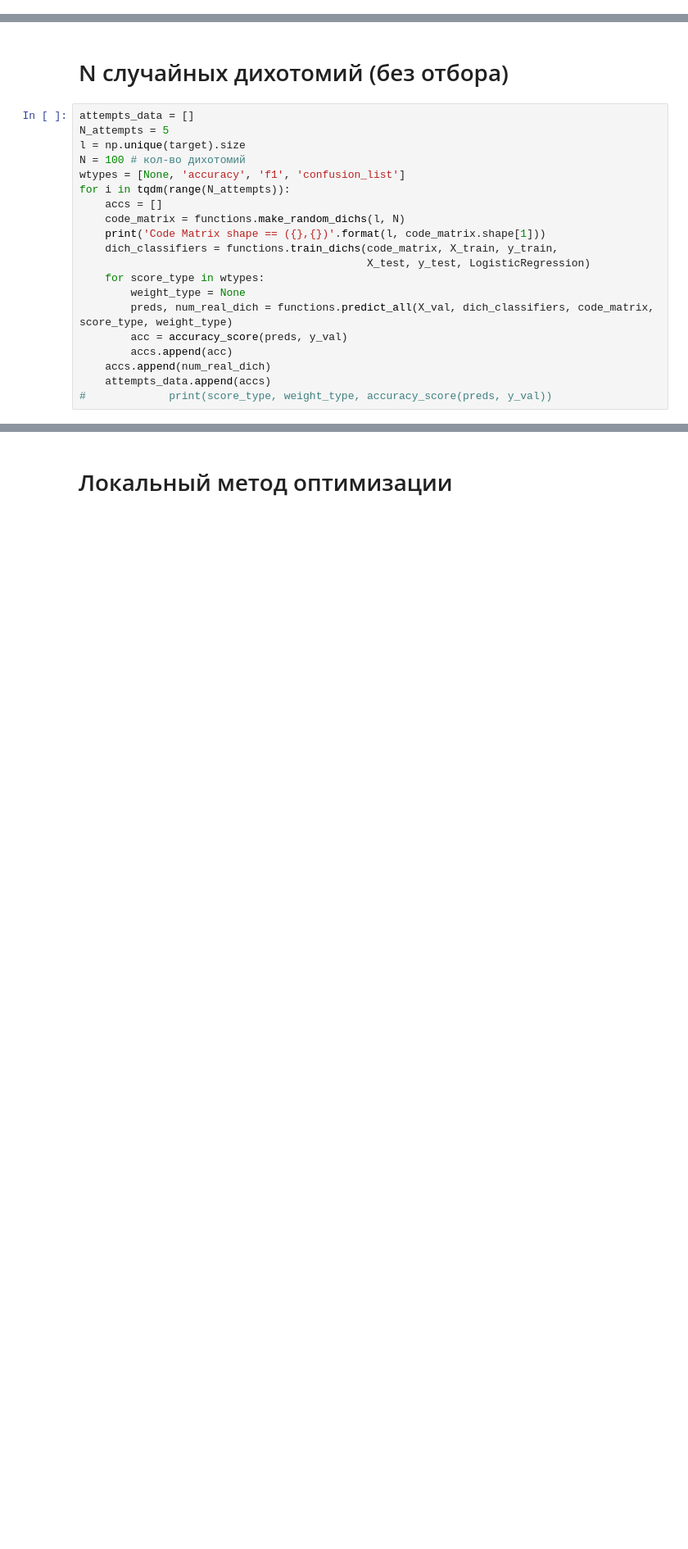
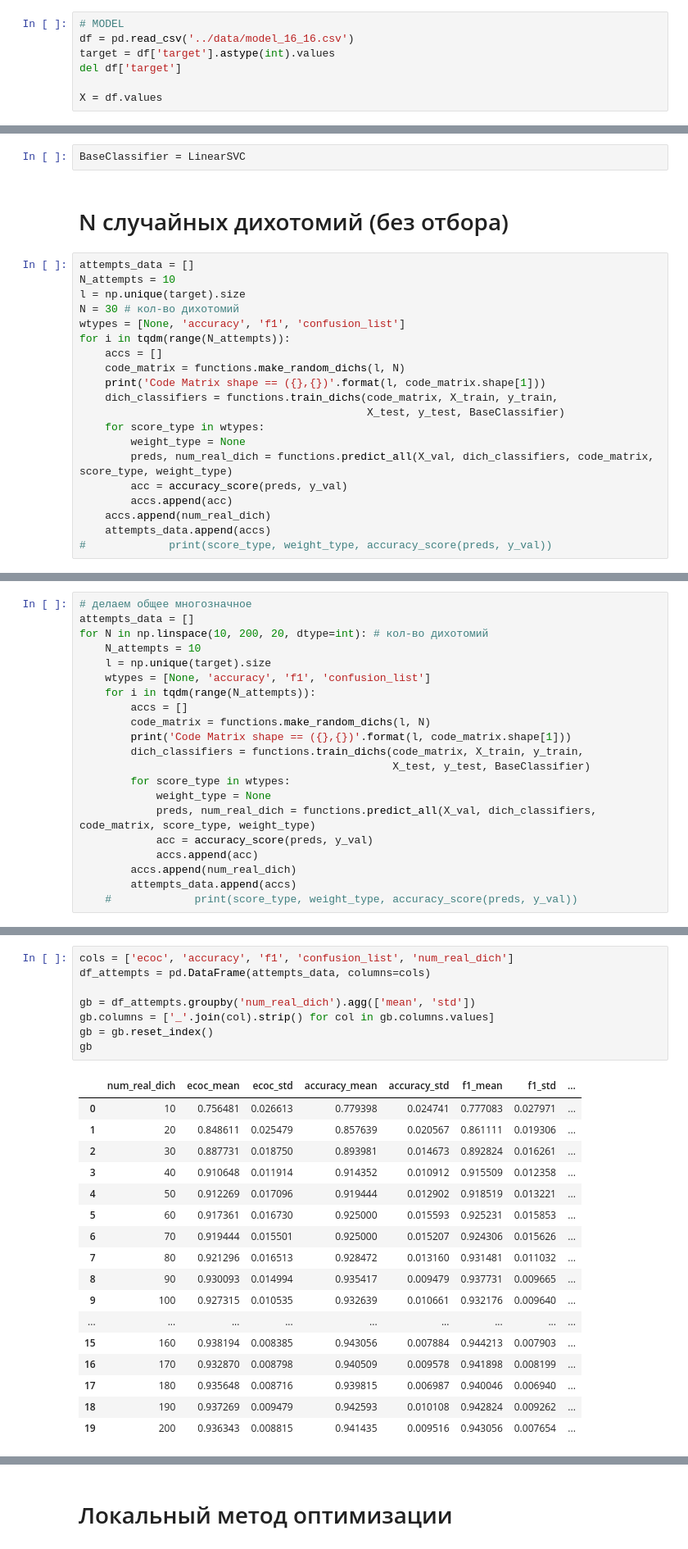
Before and after one commit to vasyarv/gap_sne, a Jupyter notebook: notebooks/experiments_ecoc_otbor.ipynb, the cells around one changed output, grey strips where cells are left out. Shown at 82% size. Cells and saved outputs as stored; diff of their text form; blank space fills up the shorter version.

```diff
--- a/notebooks/experiments_ecoc_otbor.ipynb
+++ b/notebooks/experiments_ecoc_otbor.ipynb
@@ -49 +77,8 @@ print(X_train.shape, X_test.shape, X_val.shape)
+# %%
+# MODEL
+df = pd.read_csv('../data/model_16_16.csv')
+target = df['target'].astype(int).values
+del df['target']
+
+X = df.values
 # %%
@@ -61,20 +88,22 @@ X_train, X_val, y_train, y_val = train_test_split(X_train, y_train, test_size=0.
 print(X_train.shape, X_test.shape, X_val.shape)
 # %% [output]
 (1005, 64) (360, 64) (432, 64)
+# %%
+BaseClassifier = LinearSVC
 # %% [markdown]
 # N случайных дихотомий (без отбора)
 # %%
 attempts_data = []
-N_attempts = 5
+N_attempts = 10
 l = np.unique(target).size
-N = 100 # кол-во дихотомий
+N = 30 # кол-во дихотомий
 wtypes = [None, 'accuracy', 'f1', 'confusion_list']
 for i in tqdm(range(N_attempts)):
     accs = []
     code_matrix = functions.make_random_dichs(l, N)
     print('Code Matrix shape == ({},{})'.format(l, code_matrix.shape[1]))
     dich_classifiers = functions.train_dichs(code_matrix, X_train, y_train,
-                                             X_test, y_test, LogisticRegression)
+                                             X_test, y_test, BaseClassifier)
     for score_type in wtypes:
         weight_type = None
         preds, num_real_dich = functions.predict_all(X_val, dich_classifiers, code_matrix, score_type, weight_type)
@@ -91,0 +142,21 @@ Code Matrix shape == (20,100)
+# %%
+# делаем общее многозначное
+attempts_data = []
+for N in np.linspace(10, 200, 20, dtype=int): # кол-во дихотомий
+    N_attempts = 10
+    l = np.unique(target).size
+    wtypes = [None, 'accuracy', 'f1', 'confusion_list']
+    for i in tqdm(range(N_attempts)):
+        accs = []
+        code_matrix = functions.make_random_dichs(l, N)
+        print('Code Matrix shape == ({},{})'.format(l, code_matrix.shape[1]))
+        dich_classifiers = functions.train_dichs(code_matrix, X_train, y_train,
+                                                 X_test, y_test, BaseClassifier)
+        for score_type in wtypes:
+            weight_type = None
+            preds, num_real_dich = functions.predict_all(X_val, dich_classifiers, code_matrix, score_type, weight_type)
+            acc = accuracy_score(preds, y_val)
+            accs.append(acc)
+        accs.append(num_real_dich)
+        attempts_data.append(accs)
+    #             print(score_type, weight_type, accuracy_score(preds, y_val))
@@ -91,0 +177,26 @@ Code Matrix shape == (20,100)
+# %%
+cols = ['ecoc', 'accuracy', 'f1', 'confusion_list', 'num_real_dich']
+df_attempts = pd.DataFrame(attempts_data, columns=cols)
+
+gb = df_attempts.groupby('num_real_dich').agg(['mean', 'std'])
+gb.columns = ['_'.join(col).strip() for col in gb.columns.values]
+gb = gb.reset_index()
+gb
+# %% [output]
+|  | num_real_dich | ecoc_mean | ecoc_std | accuracy_mean | accuracy_std | f1_mean | f1_std | ... |
+| 0 | 10 | 0.756481 | 0.026613 | 0.779398 | 0.024741 | 0.777083 | 0.027971 | ... |
+| 1 | 20 | 0.848611 | 0.025479 | 0.857639 | 0.020567 | 0.861111 | 0.019306 | ... |
+| 2 | 30 | 0.887731 | 0.018750 | 0.893981 | 0.014673 | 0.892824 | 0.016261 | ... |
+| 3 | 40 | 0.910648 | 0.011914 | 0.914352 | 0.010912 | 0.915509 | 0.012358 | ... |
+| 4 | 50 | 0.912269 | 0.017096 | 0.919444 | 0.012902 | 0.918519 | 0.013221 | ... |
+| 5 | 60 | 0.917361 | 0.016730 | 0.925000 | 0.015593 | 0.925231 | 0.015853 | ... |
+| 6 | 70 | 0.919444 | 0.015501 | 0.925000 | 0.015207 | 0.924306 | 0.015626 | ... |
+| 7 | 80 | 0.921296 | 0.016513 | 0.928472 | 0.013160 | 0.931481 | 0.011032 | ... |
+| 8 | 90 | 0.930093 | 0.014994 | 0.935417 | 0.009479 | 0.937731 | 0.009665 | ... |
+| 9 | 100 | 0.927315 | 0.010535 | 0.932639 | 0.010661 | 0.932176 | 0.009640 | ... |
+| ... | ... | ... | ... | ... | ... | ... | ... | ... |
+| 15 | 160 | 0.938194 | 0.008385 | 0.943056 | 0.007884 | 0.944213 | 0.007903 | ... |
+| 16 | 170 | 0.932870 | 0.008798 | 0.940509 | 0.009578 | 0.941898 | 0.008199 | ... |
+| 17 | 180 | 0.935648 | 0.008716 | 0.939815 | 0.006987 | 0.940046 | 0.006940 | ... |
+| 18 | 190 | 0.937269 | 0.009479 | 0.942593 | 0.010108 | 0.942824 | 0.009262 | ... |
+| 19 | 200 | 0.936343 | 0.008815 | 0.941435 | 0.009516 | 0.943056 | 0.007654 | ... |
```
Also changed, not shown: parts of 38 cells of this notebook.
